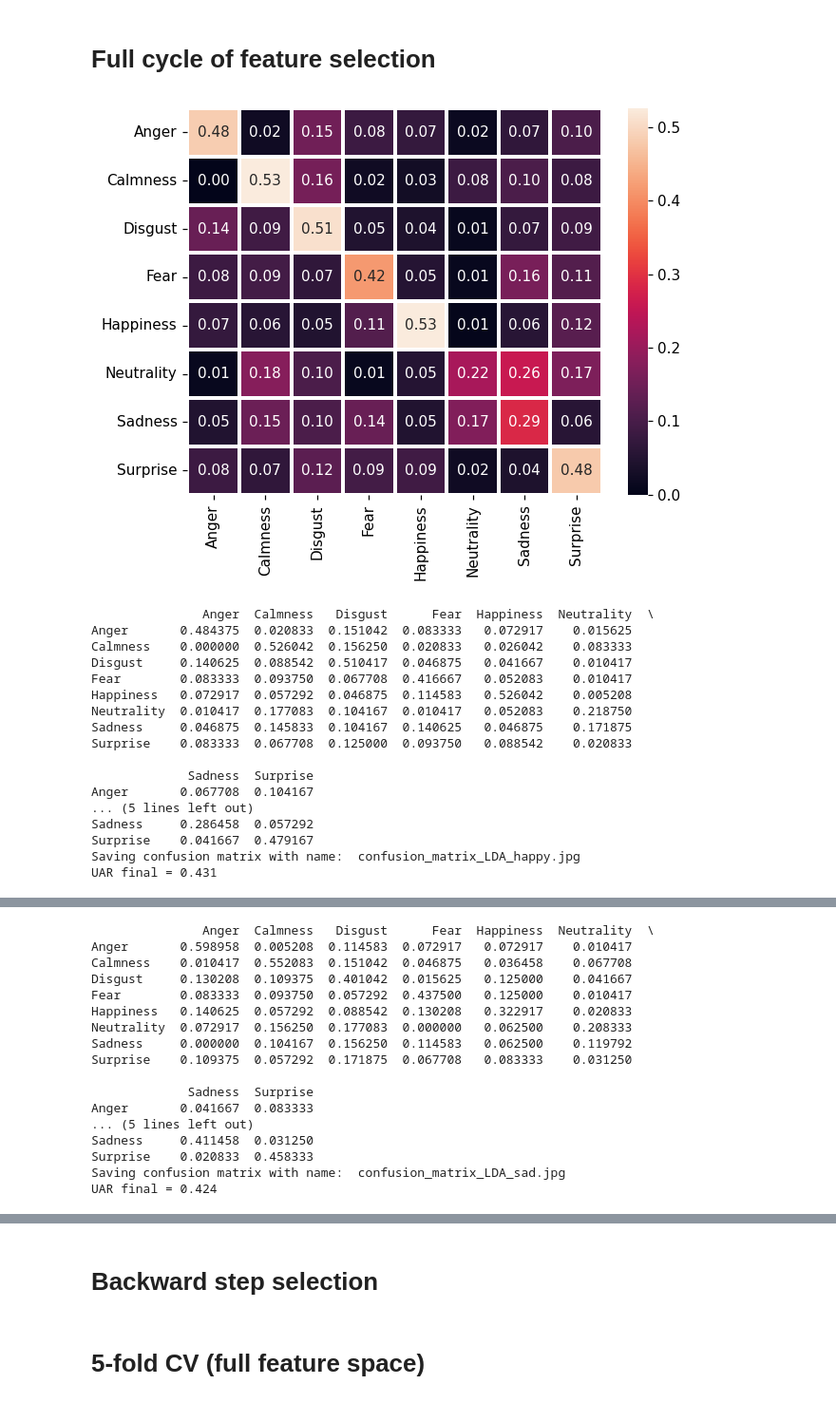
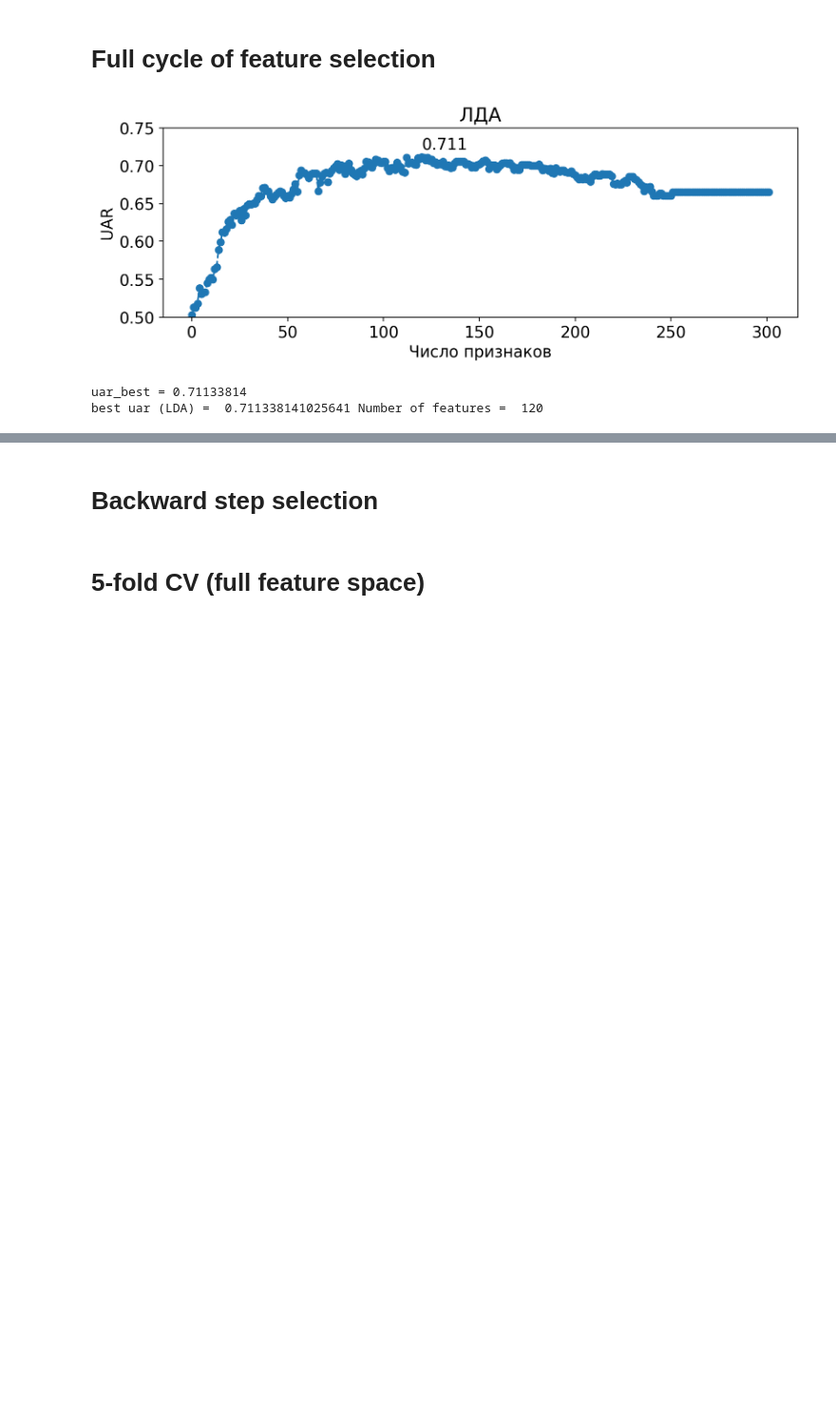
Before and after one commit to vortex2894/speech-emotion-recognition-system, a Jupyter notebook: notebooks/lda/emotion-detection-LDA.ipynb, the cells around one changed output, grey strips where cells are left out. Shown: that part at 95% size. Saved outputs shown, nothing was run; the diff lists cells and outputs as text; code cells hidden in the pictures; blank space fills up the shorter version.

```diff
--- a/notebooks/lda/emotion-detection-LDA.ipynb
+++ b/notebooks/lda/emotion-detection-LDA.ipynb
@@ -50,7 +50,8 @@ X.columns =  Index(['0', '1', '2', '3', '4', '5', '6', '7', '8', '9',
 # %% [markdown]
 # Full cycle of feature selection
 # %%
-Emotions = ['happy','neutral','sad','calm','fear','disgust','surprised']
+# Emotions = ['happy','neutral','sad','calm','fear','disgust','surprised']
+Emotions = ['happy']
 
 for emotion_label in Emotions:
     # Relabeling and normilizing
@@ -107,63 +108,50 @@ for emotion_label in Emotions:
             feature_inds = Rank[:k]
             uar,_,_ = LDA_eval(X, pd.DataFrame(y_reg), feature_inds, ID)
             uar_lda.append(uar)
             if (uar>uar_best):
                 uar_best = uar
                 ind_best = k-1
                 print('Iter = ', k, f' UAR = {uar:.4f}' )
 
-        fig,ax=plt.subplots(figsize=(7,4),dpi=100)
-        plt.rcParams.update({'font.size': 14})
-        plt.plot(uar_lda,marker='o', linestyle='dashed')
-        plt.text(ind_best, uar_best+0.01, f'{uar_best:.3f}')
-        plt.xlabel('Number of features')
-        plt.ylabel('UAR')
-        plt.title('LDA classifier')
-        plt.ylim([0.45, 1.00])
-        plt.show()
-
-        print(f'uar_best = {uar_best:.8f}')
-        print('best uar (LDA) = ', np.max(uar_lda), 'Number of features = ', np.argmax(uar_lda))
-
         np.save(f'../../data/lda/feature_lda_uar_total_{emotion_label}.npy', uar_lda)    # .npy extension is added if not given
         uar_lda = np.load(f'../../data/lda/feature_lda_uar_total_{emotion_label}.npy')
 
-    # image_name = 'figures\\ACC_LDA_.jpg'
-    # fig.savefig(image_name, bbox_inches='tight', pad_inches = 0.2)
+    fig,ax=plt.subplots(figsize=(10,3),dpi=180)
+    plt.rcParams.update({'font.size': 14})
+    plt.plot(uar_lda,marker='o', linestyle='dashed')
+    uar_best = np.max(uar_lda)
+    ind_best = np.argmax(uar_lda)
+    plt.text(ind_best, uar_best+0.01, f'{uar_best:.3f}')
+    plt.xlabel('Число признаков')
+    plt.ylabel('UAR')
+    plt.title('ЛДА')
+    plt.ylim([0.50, 0.75])
+    plt.show()
+
+    print(f'uar_best = {uar_best:.8f}')
+    print('best uar (LDA) = ', np.max(uar_lda), 'Number of features = ', np.argmax(uar_lda))
+
+    image_name = '../../Doc/dspa_2024/Figure/LASSO_class.jpg'
+    fig.savefig(image_name, bbox_inches='tight', pad_inches = 0.2)
 
     try:
         feature_ind = np.load(f'../../data/lda/feature_LDA_idx_{emotion_label}.npy')
     except:
         # Backward step selection
         ind_best = np.argmax(uar_lda)
         [acc_final,feature_ind] = back_step_selection_lda(X, pd.DataFrame(y_reg), Rank[:ind_best+1],ID)
         np.save(f'../../data/lda/feature_LDA_idx_{emotion_label}.npy', feature_ind)    # .npy extension is added if not given
         feature_ind = np.load(f'../../data/lda/feature_LDA_idx_{emotion_label}.npy')
 
     # 5-fold CV (selected feature space)
     group_members= data_loader.get_k_fold_group_member()
     X_new = pd.DataFrame(X_norm[:,feature_ind])
     X_k_folds, y_k_folds = data_loader.get_custom_k_folds(X_new, y, ID, group_members)
     model = LinearDiscriminantAnalysis()
     UAR,y_pred,y_true = model_training.estimate_model(model, X_k_folds, y_k_folds)
     plotting_utils.plot_confusion_matrix_eng(y_true, y_pred,image_path=f'confusion_matrix_LDA_{emotion_label}.jpg')
     print(f'UAR final = {UAR:.3f}')
 # %% [output]
-[figure, old version]
+[figure, new version]
-               Anger  Calmness   Disgust      Fear  Happiness  Neutrality  \
-Anger       0.484375  0.020833  0.151042  0.083333   0.072917    0.015625
-Calmness    0.000000  0.526042  0.156250  0.020833   0.026042    0.083333
-Disgust     0.140625  0.088542  0.510417  0.046875   0.041667    0.010417
-Fear        0.083333  0.093750  0.067708  0.416667   0.052083    0.010417
-Happiness   0.072917  0.057292  0.046875  0.114583   0.526042    0.005208
-Neutrality  0.010417  0.177083  0.104167  0.010417   0.052083    0.218750
-Sadness     0.046875  0.145833  0.104167  0.140625   0.046875    0.171875
-Surprise    0.083333  0.067708  0.125000  0.093750   0.088542    0.020833
-
-             Sadness  Surprise
-Anger       0.067708  0.104167
-... (5 lines left out)
-Sadness     0.286458  0.057292
-Surprise    0.041667  0.479167
-Saving confusion matrix with name:  confusion_matrix_LDA_happy.jpg
-UAR final = 0.431
+uar_best = 0.71133814
+best uar (LDA) =  0.711338141025641 Number of features =  120
@@ -189,17 +175,0 @@ UAR final = 0.454
-               Anger  Calmness   Disgust      Fear  Happiness  Neutrality  \
-Anger       0.598958  0.005208  0.114583  0.072917   0.072917    0.010417
-Calmness    0.010417  0.552083  0.151042  0.046875   0.036458    0.067708
-Disgust     0.130208  0.109375  0.401042  0.015625   0.125000    0.041667
-Fear        0.083333  0.093750  0.057292  0.437500   0.125000    0.010417
-Happiness   0.140625  0.057292  0.088542  0.130208   0.322917    0.020833
-Neutrality  0.072917  0.156250  0.177083  0.000000   0.062500    0.208333
-Sadness     0.000000  0.104167  0.156250  0.114583   0.062500    0.119792
-Surprise    0.109375  0.057292  0.171875  0.067708   0.083333    0.031250
-
-             Sadness  Surprise
-Anger       0.041667  0.083333
-... (5 lines left out)
-Sadness     0.411458  0.031250
-Surprise    0.020833  0.458333
-Saving confusion matrix with name:  confusion_matrix_LDA_sad.jpg
-UAR final = 0.424
```
Also changed, not shown: parts of 2 cells of this notebook, 7 other files.
